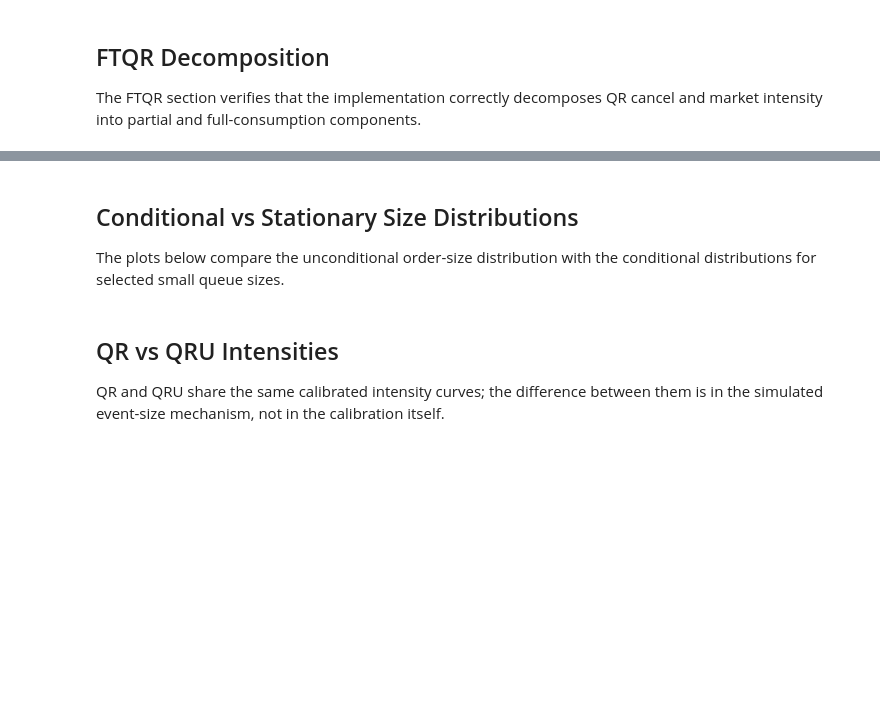
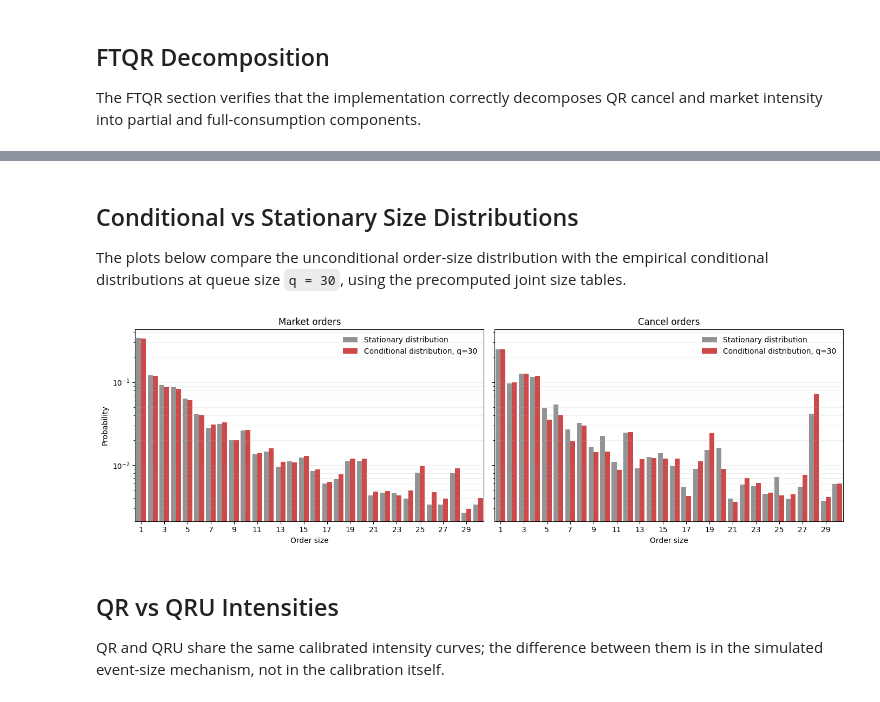
Before and after one commit to MrMay0/queue-reactive-models, a Jupyter notebook: notebooks/04_qr_model_validation.ipynb, the cells around one changed output, grey strips where cells are left out. Cells and saved outputs as stored; diff of their text form; code cells hidden in the pictures; blank space fills up the shorter version.

```diff
--- a/notebooks/04_qr_model_validation.ipynb
+++ b/notebooks/04_qr_model_validation.ipynb
@@ -110,4 +205,4 @@ display(Markdown(
 # %% [markdown]
 ## Conditional vs Stationary Size Distributions
 
-The plots below compare the unconditional order-size distribution with the conditional distributions for selected small queue sizes.
+The plots below compare the unconditional order-size distribution with the empirical conditional distributions at queue size `q = 30`, using the precomputed joint size tables.
@@ -136,3 +209,39 @@ for eta in ["M", "C"]:
+# %%
+target_n = 30
+max_size = 30
+bar_width = 0.42
+fig, axes = plt.subplots(1, 2, figsize=(14, 4.5), sharey=True)
+
+for ax, eta, title in zip(axes, ["M", "C"], ["Market orders", "Cancel orders"]):
+    cond = joint_size[(joint_size["eta"] == eta) & (joint_size["n"] == target_n)].copy()
+    uncond = eta_size_dist[eta_size_dist["eta"] == eta].copy()
+    if cond.empty or uncond.empty:
+        raise ValueError(f"No precomputed conditional size distribution is available for eta={eta}, q={target_n}.")
+
+    cond = cond[["size", "count"]].rename(columns={"count": "count_cond"})
+    uncond = uncond[["size", "count"]].rename(columns={"count": "count_uncond"})
+    plot_df = cond.merge(uncond, on="size", how="outer").fillna(0.0)
+    plot_df = plot_df[(plot_df["size"] > 0) & (plot_df["size"] <= max_size)].sort_values("size")
+    plot_df["prob_cond"] = plot_df["count_cond"] / plot_df["count_cond"].sum()
+    plot_df["prob_uncond"] = plot_df["count_uncond"] / plot_df["count_uncond"].sum()
+    plot_df = plot_df[(plot_df["prob_cond"] > 0) | (plot_df["prob_uncond"] > 0)]
+
+    x = plot_df["size"].to_numpy(dtype=float)
+    ax.bar(x - bar_width / 2, plot_df["prob_uncond"], width=bar_width, color="gray", alpha=0.85, label="Stationary distribution")
+    ax.bar(x + bar_width / 2, plot_df["prob_cond"], width=bar_width, color="#c62828", alpha=0.85, label=f"Conditional distribution, q={target_n}")
+    ax.set_yscale("log")
+    ax.set_xlim(0.5, max_size + 0.5)
+    ax.set_xticks(np.arange(1, max_size + 1, 2))
+    ax.set_title(title)
+    ax.set_xlabel("Order size")
+    ax.grid(axis="y", alpha=0.2, which="both")
+    ax.legend(frameon=False)
+
+axes[0].set_ylabel("Probability")
+fig.tight_layout()
+plt.show()
+# %% [output]
+[figure, added]
 # %% [markdown]
 ## QR vs QRU Intensities
 
```
Also changed, not shown: parts of 9 cells of this notebook, 20 other files.
